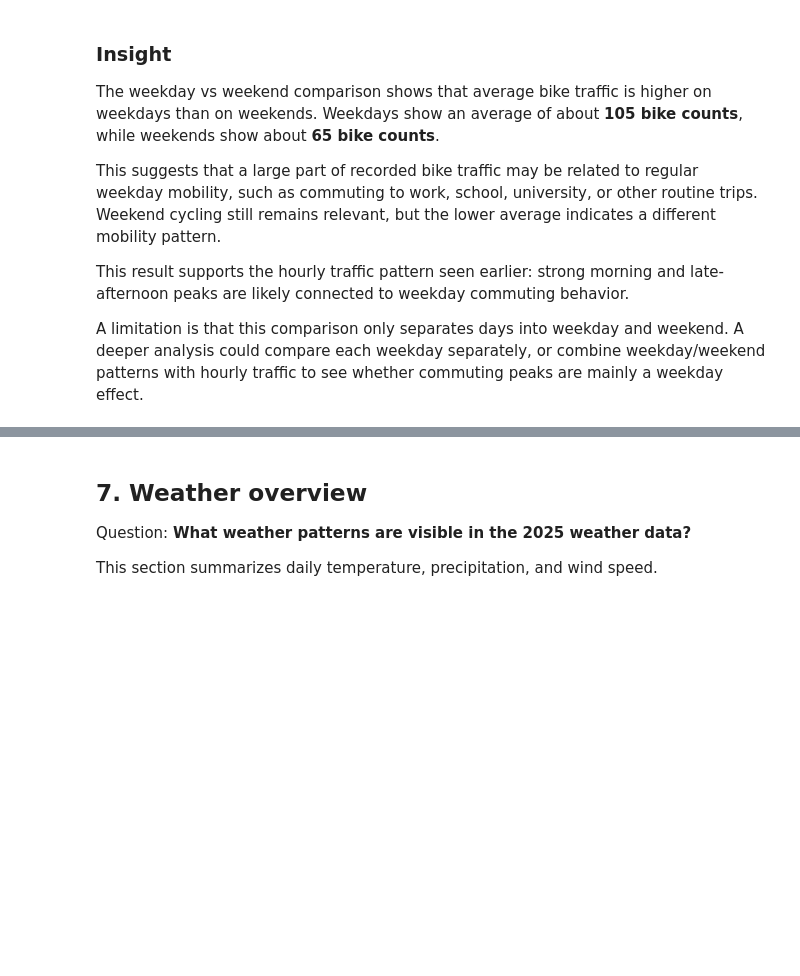
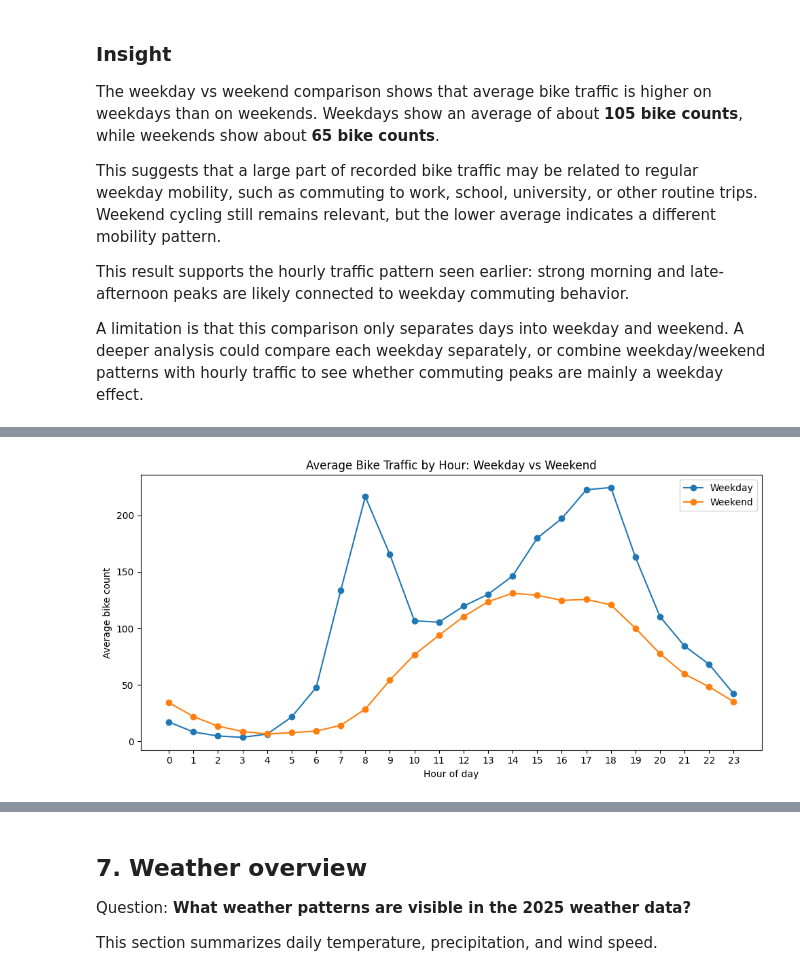
Before and after one commit to muhannadnajjar1-hash/berlin-analytics-warehouse, a Jupyter notebook: notebooks/warehouse_insights.ipynb, the cells around one changed output, grey strips where cells are left out. Drawn from its saved outputs; the diff is of its cells as text; code cells hidden in the pictures; blank space fills up the shorter version.

Commit message:
add weekday weekend hourly traffic analysis

```diff
--- a/notebooks/warehouse_insights.ipynb
+++ b/notebooks/warehouse_insights.ipynb
@@ -332,0 +339,19 @@ A limitation is that this comparison only separates days into weekday and weeken
+# %%
+con = duckdb.connect(str(DB_PATH))
+# %%
+hourly_day_type = con.execute("""
+    SELECT
+        f.hour,
+        CASE
+            WHEN d.is_weekend THEN 'Weekend'
+            ELSE 'Weekday'
+        END AS day_type,
+        AVG(f.bike_count) AS avg_bikes
+    FROM fact_bike_counts AS f
+    JOIN dim_date AS d
+        ON f.date_id = d.date_id
+    GROUP BY f.hour, day_type
+    ORDER BY f.hour, day_type
+""").df()
+
+hourly_day_type.head()
@@ -332,0 +365,30 @@ A limitation is that this comparison only separates days into weekday and weeken
+# %%
+weekday_hourly = hourly_day_type[hourly_day_type["day_type"] == "Weekday"]
+weekend_hourly = hourly_day_type[hourly_day_type["day_type"] == "Weekend"]
+
+plt.figure(figsize=(10, 5))
+
+plt.plot(
+    weekday_hourly["hour"],
+    weekday_hourly["avg_bikes"],
+    marker="o",
+    label="Weekday",
+)
+
+plt.plot(
+    weekend_hourly["hour"],
+    weekend_hourly["avg_bikes"],
+    marker="o",
+    label="Weekend",
+)
+
+plt.title("Average Bike Traffic by Hour: Weekday vs Weekend")
+plt.xlabel("Hour of day")
+plt.ylabel("Average bike count")
+plt.xticks(range(0, 24))
+plt.legend()
+plt.tight_layout()
+plt.savefig(FIGURES_DIR / "hourly_weekday_vs_weekend.png", dpi=300)
+plt.show()
+# %% [output]
+[figure, added]
```
Also changed, not shown: parts of 6 cells of this notebook, 1 other file.
